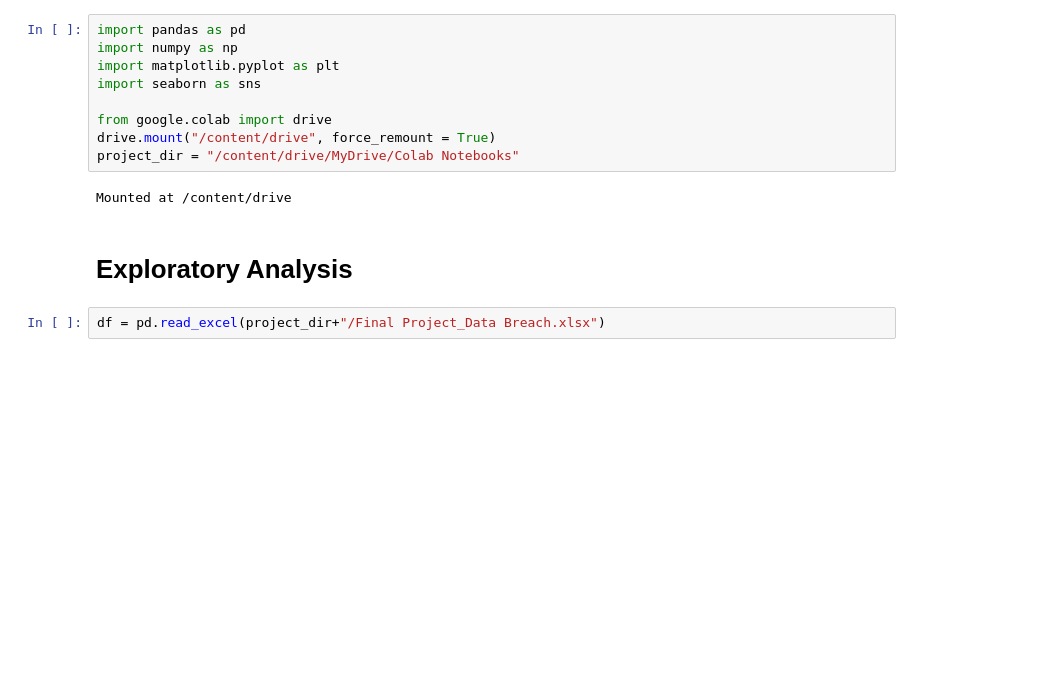
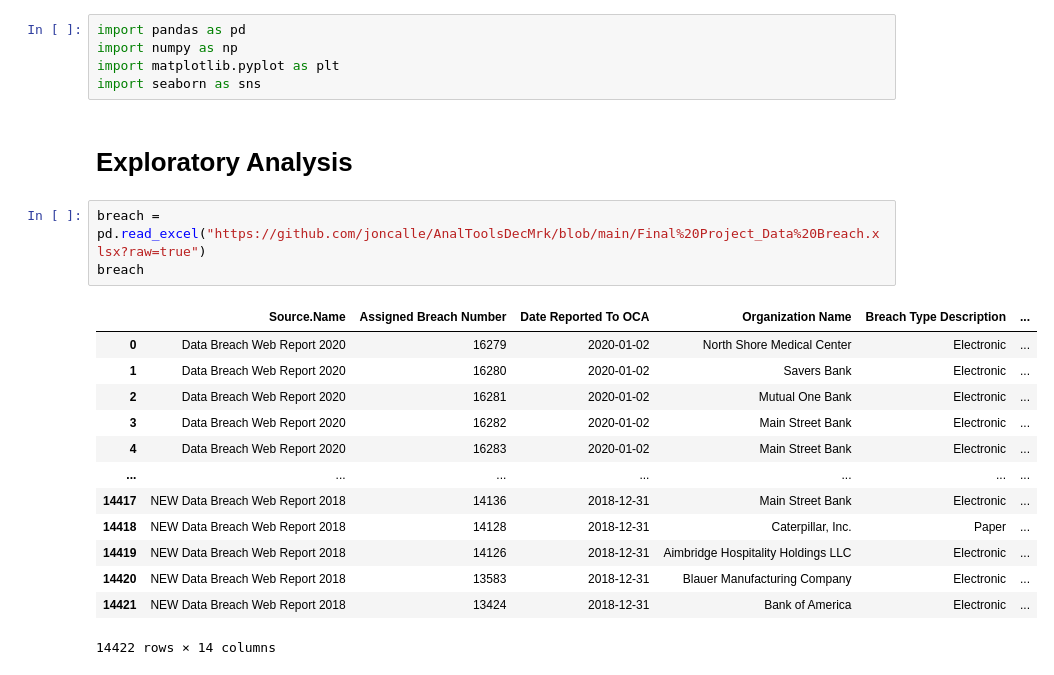
Before and after one commit to joncalle/AnalToolsDecMrk, a Jupyter notebook: DataBreach.ipynb, the cells around one changed output. Cells and saved outputs as stored; diff of their text form; blank space fills up the shorter version.

```diff
--- a/DataBreach.ipynb
+++ b/DataBreach.ipynb
@@ -5,14 +5,23 @@ import pandas as pd
 import numpy as np
 import matplotlib.pyplot as plt
 import seaborn as sns
-
-from google.colab import drive
-drive.mount("/content/drive", force_remount = True)
-project_dir = "/content/drive/MyDrive/Colab Notebooks"
-# %% [output]
-Mounted at /content/drive
 # %% [markdown]
 # Exploratory Analysis
-# %%
-df = pd.read_excel(project_dir+"/Final Project_Data Breach.xlsx")
+# %%
+breach = pd.read_excel("https://github.com/joncalle/AnalToolsDecMrk/blob/main/Final%20Project_Data%20Breach.xlsx?raw=true")
+breach
+# %% [output]
+|  | Source.Name | Assigned Breach Number | Date Reported To OCA | Organization Name | Breach Type Description | ... |
+| 0 | Data Breach Web Report 2020 | 16279 | 2020-01-02 | North Shore Medical Center | Electronic | ... |
+| 1 | Data Breach Web Report 2020 | 16280 | 2020-01-02 | Savers Bank | Electronic | ... |
+| 2 | Data Breach Web Report 2020 | 16281 | 2020-01-02 | Mutual One Bank | Electronic | ... |
+| 3 | Data Breach Web Report 2020 | 16282 | 2020-01-02 | Main Street Bank | Electronic | ... |
+| 4 | Data Breach Web Report 2020 | 16283 | 2020-01-02 | Main Street Bank | Electronic | ... |
+| ... | ... | ... | ... | ... | ... | ... |
+| 14417 | NEW Data Breach Web Report 2018 | 14136 | 2018-12-31 | Main Street Bank | Electronic | ... |
+| 14418 | NEW Data Breach Web Report 2018 | 14128 | 2018-12-31 | Caterpillar, Inc. | Paper | ... |
+| 14419 | NEW Data Breach Web Report 2018 | 14126 | 2018-12-31 | Aimbridge Hospitality Holdings LLC | Electronic | ... |
+| 14420 | NEW Data Breach Web Report 2018 | 13583 | 2018-12-31 | Blauer Manufacturing Company | Electronic | ... |
+| 14421 | NEW Data Breach Web Report 2018 | 13424 | 2018-12-31 | Bank of America | Electronic | ... |
+14422 rows × 14 columns
 # %%
```
Also changed, not shown: parts of 17 cells of this notebook.
